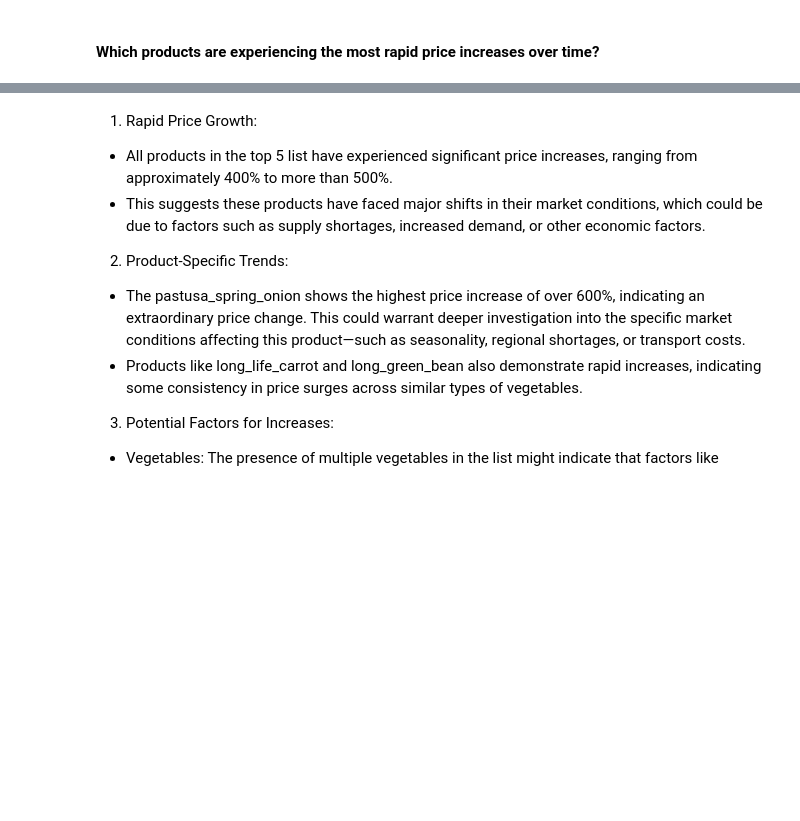
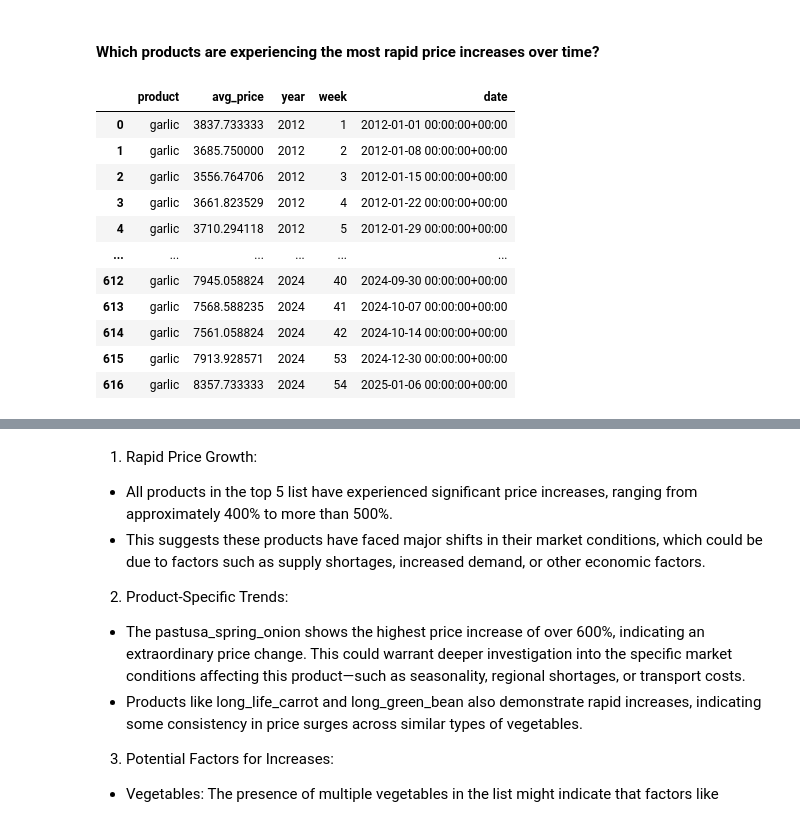
Before and after one commit to sebmatecho/sipsa_tracker, a Jupyter notebook: notebooks/EDA.ipynb, the cells around one changed output, grey strips where cells are left out. Cells and saved outputs as stored; diff of their text form; code cells hidden in the pictures; blank space fills up the shorter version.

```diff
--- a/notebooks/EDA.ipynb
+++ b/notebooks/EDA.ipynb
@@ -967,67 +920,80 @@ Conclusions:
 # %%
 query = """
 SELECT
     pn.english_product AS product,
     AVG(pp.precio_medio) AS avg_price,
     pp.anho AS year,
     pp.semana_no AS week,
     date_trunc('year', to_date(pp.anho::text, 'YYYY')) + interval '1 week' * (pp.semana_no - 1) AS date
 FROM product_prices pp
 LEFT JOIN product_names pn ON pp.producto = pn.spanish_product
+WHERE pn.english_product = 'garlic'
 GROUP BY pn.english_product, pp.anho, pp.semana_no
 ORDER BY pn.english_product, pp.anho, pp.semana_no;
 
 """
 df = run.queries_on_rds(query = query)
+df
+# # Ensure that date column is properly parsed as datetime
+# df['date'] = pd.to_datetime(df['date'])
 
-# Ensure that date column is properly parsed as datetime
-df['date'] = pd.to_datetime(df['date'])
+# # Sort values to ensure correct order
+# df = df.sort_values(by=['product', 'date'])
 
-# Sort values to ensure correct order
-df = df.sort_values(by=['product', 'date'])
+# # Create a DataFrame to store the percentage price increase for each product
+# percentage_changes = []
 
-# Create a DataFrame to store the percentage price increase for each product
-percentage_changes = []
+# # Loop through each product
+# for product in df['product'].unique():
+#     product_data = df[df['product'] == product]
 
-# Loop through each product
-for product in df['product'].unique():
-    product_data = df[df['product'] == product]
+#     # Ensure that product_data is not empty
+#     if product_data.empty:
+#         continue
 
-    # Ensure that product_data is not empty
-    if product_data.empty:
-        continue
+#     # Calculate price change from the first to the last date in the dataset
+#     initial_price = product_data['avg_price'].iloc[0]
+#     final_price = product_data['avg_price'].iloc[-1]
 
-    # Calculate price change from the first to the last date in the dataset
-    initial_price = product_data['avg_price'].iloc[0]
-    final_price = product_data['avg_price'].iloc[-1]
+#     # Check if initial price is greater than zero to avoid division by zero
+#     if initial_price > 0:
+#         percentage_change = ((final_price - initial_price) / initial_price) * 100
+#     else:
+#         percentage_change = np.nan  # Handle cases where initial price is zero or NaN
 
-    # Check if initial price is greater than zero to avoid division by zero
-    if initial_price > 0:
-        percentage_change = ((final_price - initial_price) / initial_price) * 100
-    else:
-        percentage_change = np.nan  # Handle cases where initial price is zero or NaN
+#     percentage_changes.append({'product': product, 'percentage_change': percentage_change})
 
-    percentage_changes.append({'product': product, 'percentage_change': percentage_change})
+# # Convert to DataFrame
+# percentage_changes_df = pd.DataFrame(percentage_changes)
 
-# Convert to DataFrame
-percentage_changes_df = pd.DataFrame(percentage_changes)
+# # Drop NaN values (if any)
+# percentage_changes_df.dropna(inplace=True)
 
-# Drop NaN values (if any)
-percentage_changes_df.dropna(inplace=True)
+# # Sort products by percentage change (in descending order)
+# percentage_changes_df = percentage_changes_df.sort_values(by='percentage_change', ascending=False)
 
-# Sort products by percentage change (in descending order)
-percentage_changes_df = percentage_changes_df.sort_values(by='percentage_change', ascending=False)
+# # Display top 5 products with the highest percentage increase in price
+# top_products = percentage_changes_df.head(5)
+# print("Top 5 Products with the Most Rapid Price Increases Over Time:")
+# print(top_products)
 
-# Display top 5 products with the highest percentage increase in price
-top_products = percentage_changes_df.head(5)
-print("Top 5 Products with the Most Rapid Price Increases Over Time:")
-print(top_products)
-
-# Plot the percentage price increases for the top 5 products
-plt.figure(figsize=(10, 6))
-plt.barh(top_products['product'], top_products['percentage_change'], color='skyblue')
-plt.xlabel('Percentage Price Increase (%)')
-plt.title('Top 5 Products with the Most Rapid Price Increases Over Time')
-plt.gca().invert_yaxis()  # Invert y-axis for better visualization
-plt.show()
+# # Plot the percentage price increases for the top 5 products
+# plt.figure(figsize=(10, 6))
+# plt.barh(top_products['product'], top_products['percentage_change'], color='skyblue')
+# plt.xlabel('Percentage Price Increase (%)')
+# plt.title('Top 5 Products with the Most Rapid Price Increases Over Time')
+# plt.gca().invert_yaxis()  # Invert y-axis for better visualization
+# plt.show()
 # %% [output]
+|  | product | avg_price | year | week | date |
+| 0 | garlic | 3837.733333 | 2012 | 1 | 2012-01-01 00:00:00+00:00 |
+| 1 | garlic | 3685.750000 | 2012 | 2 | 2012-01-08 00:00:00+00:00 |
+| 2 | garlic | 3556.764706 | 2012 | 3 | 2012-01-15 00:00:00+00:00 |
+| 3 | garlic | 3661.823529 | 2012 | 4 | 2012-01-22 00:00:00+00:00 |
+| 4 | garlic | 3710.294118 | 2012 | 5 | 2012-01-29 00:00:00+00:00 |
+| ... | ... | ... | ... | ... | ... |
+| 612 | garlic | 7945.058824 | 2024 | 40 | 2024-09-30 00:00:00+00:00 |
+| 613 | garlic | 7568.588235 | 2024 | 41 | 2024-10-07 00:00:00+00:00 |
+| 614 | garlic | 7561.058824 | 2024 | 42 | 2024-10-14 00:00:00+00:00 |
+| 615 | garlic | 7913.928571 | 2024 | 53 | 2024-12-30 00:00:00+00:00 |
+| 616 | garlic | 8357.733333 | 2024 | 54 | 2025-01-06 00:00:00+00:00 |
```
Also changed, not shown: parts of 26 cells of this notebook, 3 other files.
